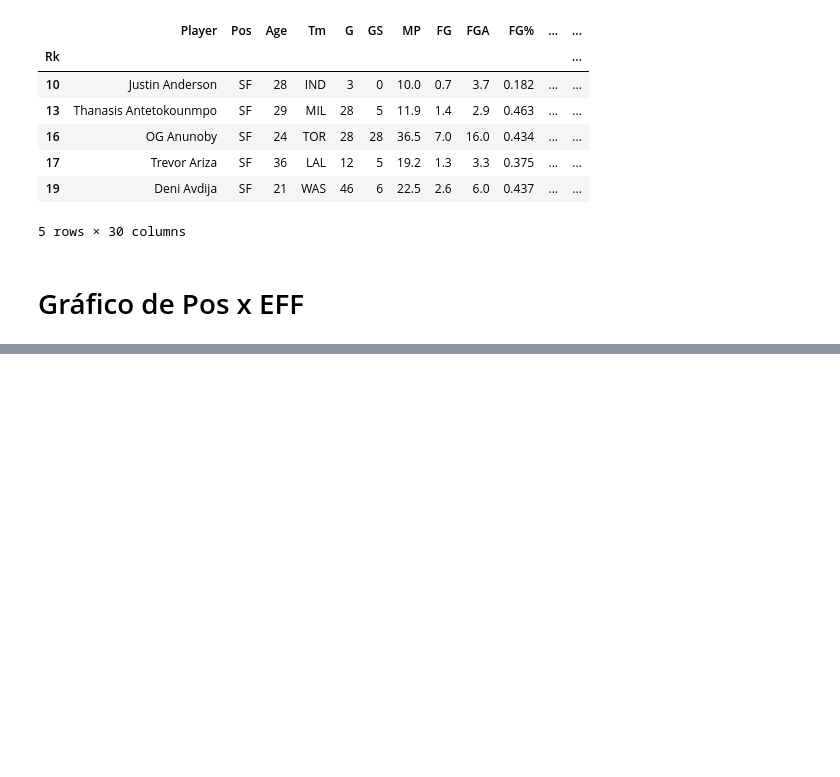
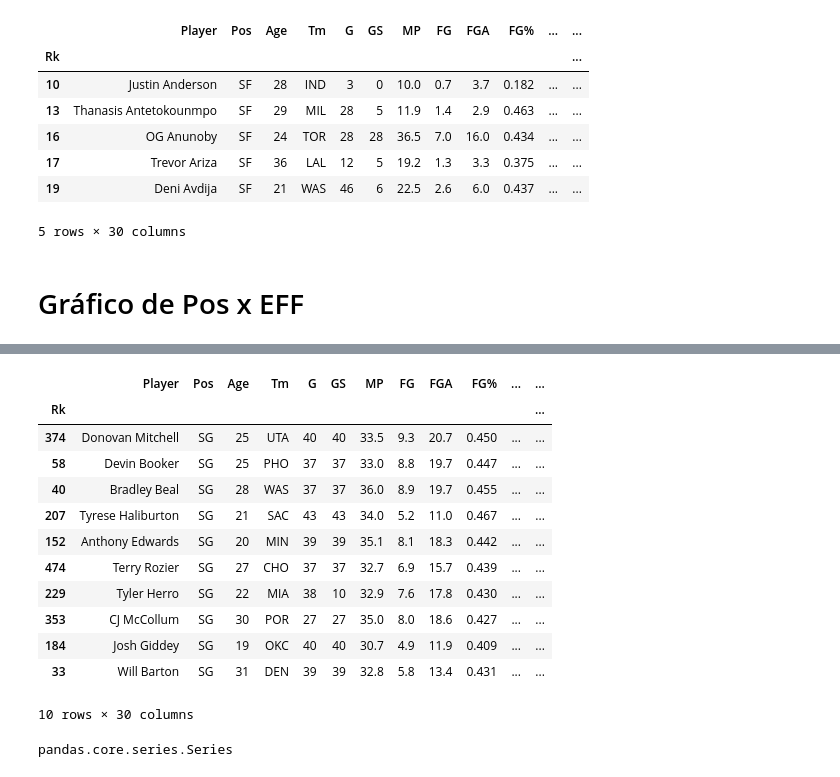
Before and after one commit to LinJTF/NBA_prediction, a Jupyter notebook: ProjectNBA.ipynb, the cells around one changed output, grey strips where cells are left out. Drawn from its saved outputs; the diff is of its cells as text; code cells hidden in the pictures; blank space fills up the shorter version.

```diff
--- a/ProjectNBA.ipynb
+++ b/ProjectNBA.ipynb
@@ -213,0 +307,16 @@ ValueError: The truth value of a Series is ambiguous. Use a.empty, a.bool(), a.i
+# %%
+players_SG.sort_values(by='EFF', ascending=False).head(10)
+# %% [output]
+|  | Player | Pos | Age | Tm | G | GS | MP | FG | FGA | FG% | ... | ... |
+| Rk |  |  |  |  |  |  |  |  |  |  |  | ... |
+| 374 | Donovan Mitchell | SG | 25 | UTA | 40 | 40 | 33.5 | 9.3 | 20.7 | 0.450 | ... | ... |
+| 58 | Devin Booker | SG | 25 | PHO | 37 | 37 | 33.0 | 8.8 | 19.7 | 0.447 | ... | ... |
+| 40 | Bradley Beal | SG | 28 | WAS | 37 | 37 | 36.0 | 8.9 | 19.7 | 0.455 | ... | ... |
+| 207 | Tyrese Haliburton | SG | 21 | SAC | 43 | 43 | 34.0 | 5.2 | 11.0 | 0.467 | ... | ... |
+| 152 | Anthony Edwards | SG | 20 | MIN | 39 | 39 | 35.1 | 8.1 | 18.3 | 0.442 | ... | ... |
+| 474 | Terry Rozier | SG | 27 | CHO | 37 | 37 | 32.7 | 6.9 | 15.7 | 0.439 | ... | ... |
+| 229 | Tyler Herro | SG | 22 | MIA | 38 | 10 | 32.9 | 7.6 | 17.8 | 0.430 | ... | ... |
+| 353 | CJ McCollum | SG | 30 | POR | 27 | 27 | 35.0 | 8.0 | 18.6 | 0.427 | ... | ... |
+| 184 | Josh Giddey | SG | 19 | OKC | 40 | 40 | 30.7 | 4.9 | 11.9 | 0.409 | ... | ... |
+| 33 | Will Barton | SG | 31 | DEN | 39 | 39 | 32.8 | 5.8 | 13.4 | 0.431 | ... | ... |
+10 rows × 30 columns
@@ -213,0 +329,4 @@ ValueError: The truth value of a Series is ambiguous. Use a.empty, a.bool(), a.i
+# %%
+type(mvp_C)
+# %% [output]
+pandas.core.series.Series
```
Also changed, not shown: parts of 9 cells of this notebook.
